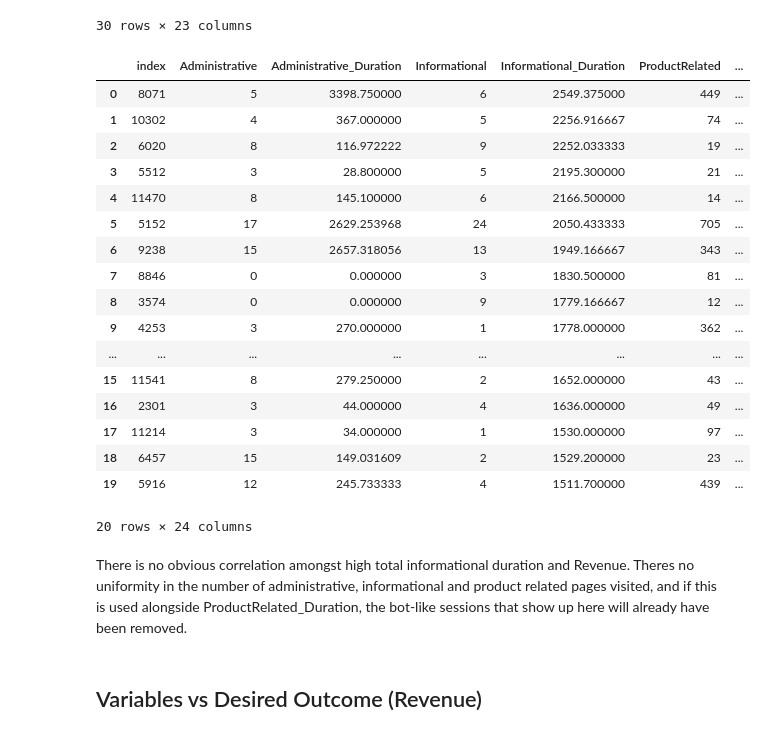
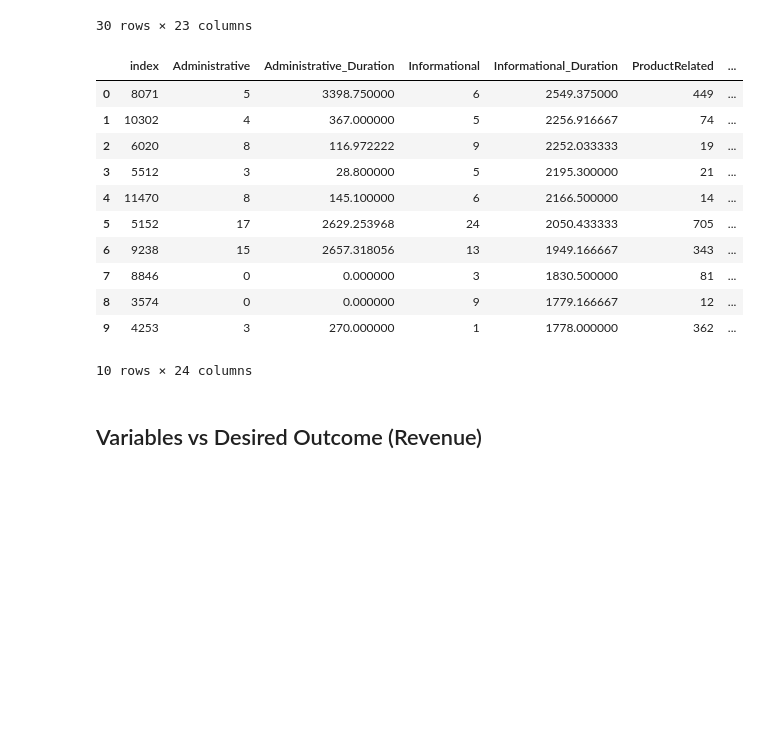
Before and after one commit to AnnaMalaschenko/Ecommerce-Shopper-Behavior, a Jupyter notebook: notebooks/anna_eda.ipynb, the cells around one changed output. Saved outputs shown, nothing was run; the diff lists cells and outputs as text; code cells hidden in the pictures; blank space fills up the shorter version.

```diff
--- a/notebooks/anna_eda.ipynb
+++ b/notebooks/anna_eda.ipynb
@@ -686,28 +668,20 @@ highest_info_mean_dur.head(30)
 # %%
 # Check Revenue outcomes for the highest total informational duration
 max_info = df.sort_values('Informational_Duration', ascending=False).reset_index()
-max_info.head(20)
+max_info.head(10)
 # %% [output]
 |  | index | Administrative | Administrative_Duration | Informational | Informational_Duration | ProductRelated | ... |
 | 0 | 8071 | 5 | 3398.750000 | 6 | 2549.375000 | 449 | ... |
 | 1 | 10302 | 4 | 367.000000 | 5 | 2256.916667 | 74 | ... |
 | 2 | 6020 | 8 | 116.972222 | 9 | 2252.033333 | 19 | ... |
 | 3 | 5512 | 3 | 28.800000 | 5 | 2195.300000 | 21 | ... |
 | 4 | 11470 | 8 | 145.100000 | 6 | 2166.500000 | 14 | ... |
 | 5 | 5152 | 17 | 2629.253968 | 24 | 2050.433333 | 705 | ... |
 | 6 | 9238 | 15 | 2657.318056 | 13 | 1949.166667 | 343 | ... |
 | 7 | 8846 | 0 | 0.000000 | 3 | 1830.500000 | 81 | ... |
 | 8 | 3574 | 0 | 0.000000 | 9 | 1779.166667 | 12 | ... |
 | 9 | 4253 | 3 | 270.000000 | 1 | 1778.000000 | 362 | ... |
-| ... | ... | ... | ... | ... | ... | ... | ... |
-| 15 | 11541 | 8 | 279.250000 | 2 | 1652.000000 | 43 | ... |
-| 16 | 2301 | 3 | 44.000000 | 4 | 1636.000000 | 49 | ... |
-| 17 | 11214 | 3 | 34.000000 | 1 | 1530.000000 | 97 | ... |
-| 18 | 6457 | 15 | 149.031609 | 2 | 1529.200000 | 23 | ... |
-| 19 | 5916 | 12 | 245.733333 | 4 | 1511.700000 | 439 | ... |
-20 rows × 24 columns
+10 rows × 24 columns
-# %% [markdown]
-There is no obvious correlation amongst high total informational duration and Revenue. Theres no uniformity in the number of administrative, informational and product related pages visited, and if this is used alongside ProductRelated_Duration, the bot-like sessions that show up here will already have been removed.
 # %% [markdown]
 ## Variables vs Desired Outcome (Revenue)
 # %% [markdown]
```
Also changed, not shown: parts of 13 cells of this notebook, 2 other files.
